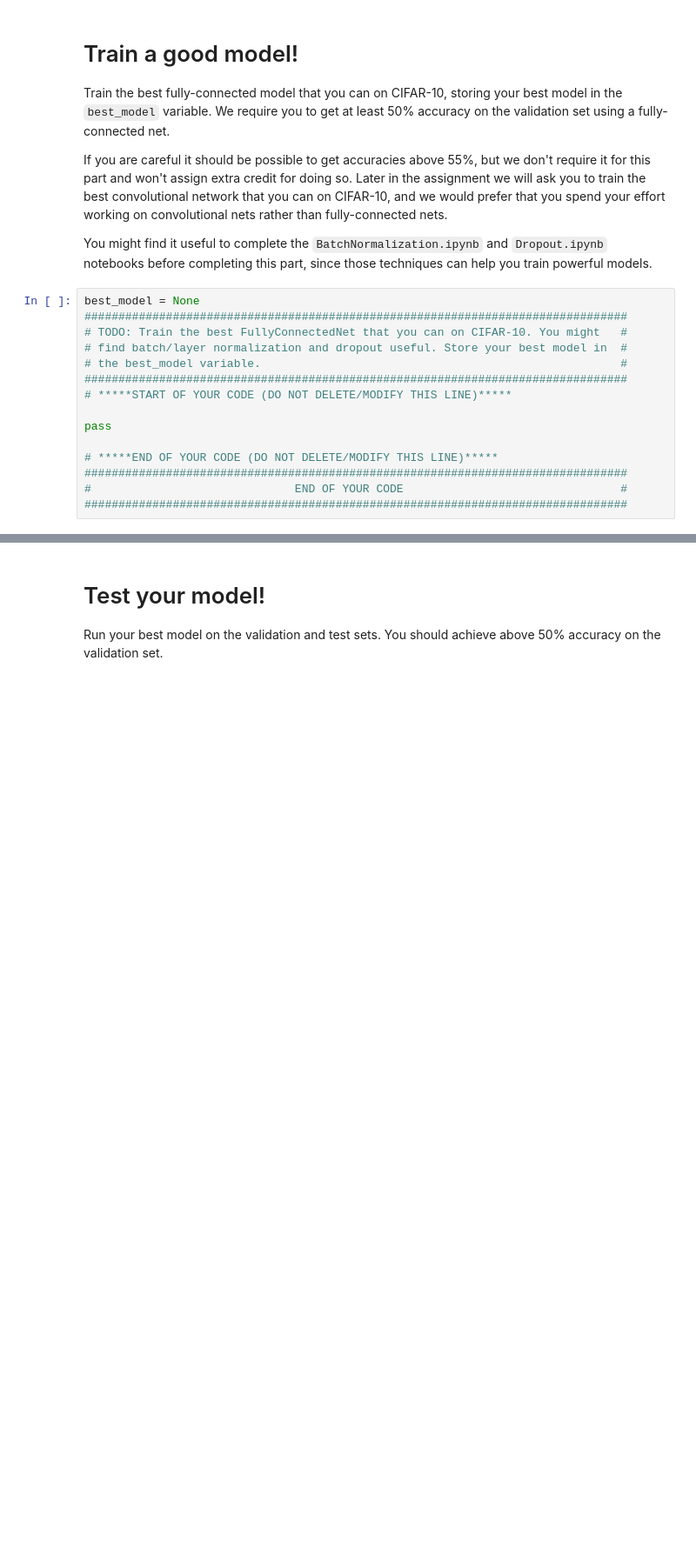
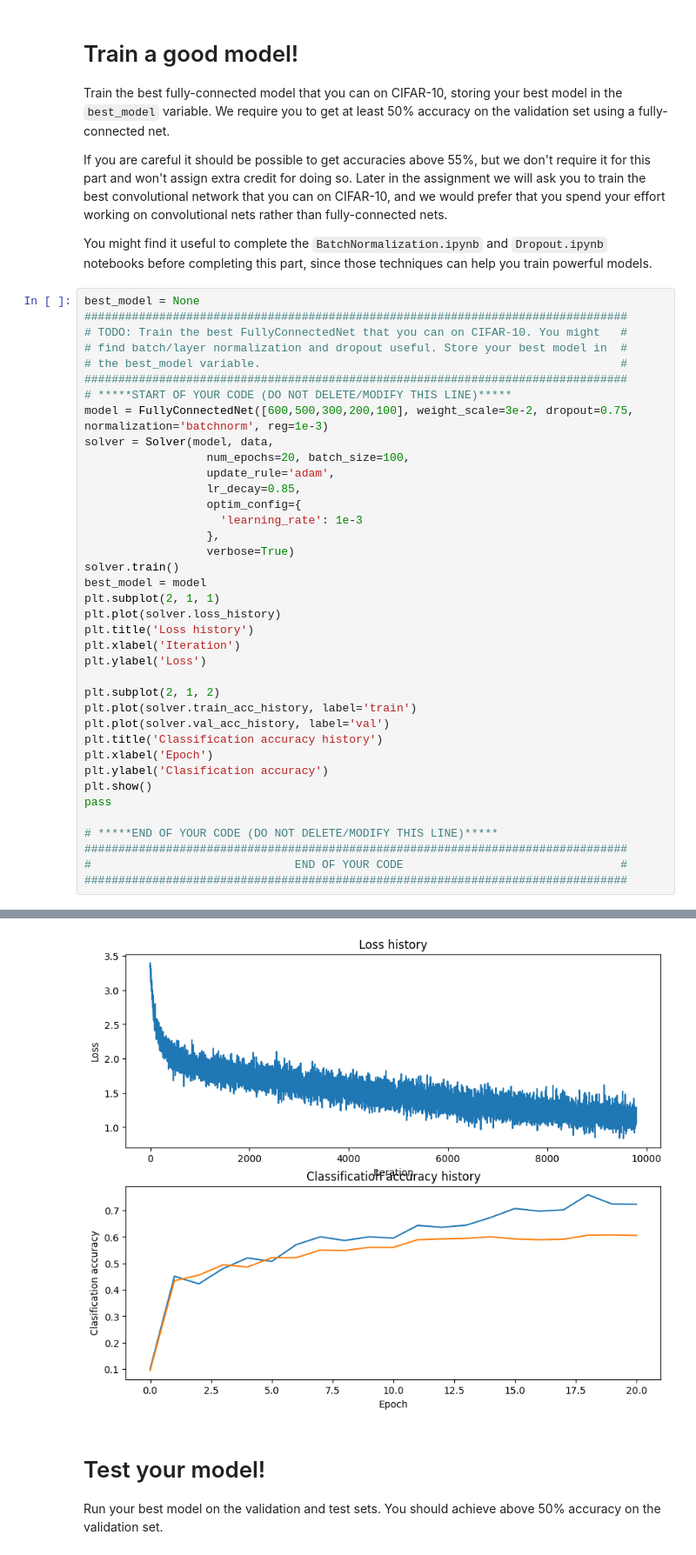
Before and after one commit to jianke0604/cs231n, a Jupyter notebook: assignment2/FullyConnectedNets.ipynb, the cells around one changed output, grey strips where cells are left out. Shown at 87% size. Drawn from its saved outputs; the diff is of its cells as text; blank space fills up the shorter version.

Commit message:
bn, dropout, fcnet  completed

```diff
--- a/assignment2/FullyConnectedNets.ipynb
+++ b/assignment2/FullyConnectedNets.ipynb
@@ -833,10 +833,34 @@ best_model = None
 # the best_model variable.                                                     #
 ################################################################################
 # *****START OF YOUR CODE (DO NOT DELETE/MODIFY THIS LINE)*****
+model = FullyConnectedNet([600,500,300,200,100], weight_scale=3e-2, dropout=0.75, normalization='batchnorm', reg=1e-3)
+solver = Solver(model, data,
+                  num_epochs=20, batch_size=100,
+                  update_rule='adam',
+                  lr_decay=0.85,
+                  optim_config={
+                    'learning_rate': 1e-3
+                  },
+                  verbose=True)
+solver.train()
+best_model = model
+plt.subplot(2, 1, 1)
+plt.plot(solver.loss_history)
+plt.title('Loss history')
+plt.xlabel('Iteration')
+plt.ylabel('Loss')
 
+plt.subplot(2, 1, 2)
+plt.plot(solver.train_acc_history, label='train')
+plt.plot(solver.val_acc_history, label='val')
+plt.title('Classification accuracy history')
+plt.xlabel('Epoch')
+plt.ylabel('Clasification accuracy')
+plt.show()
 pass
 
 # *****END OF YOUR CODE (DO NOT DELETE/MODIFY THIS LINE)*****
 ################################################################################
 #                              END OF YOUR CODE                                #
 ################################################################################
+# %% [output]
@@ -843,3 +884,4 @@ pass
+[figure, added]
 # %% [markdown]
 # Test your model!
 Run your best model on the validation and test sets. You should achieve above 50% accuracy on the validation set.
```
Also changed, not shown: parts of 6 cells of this notebook, 4 other files.
